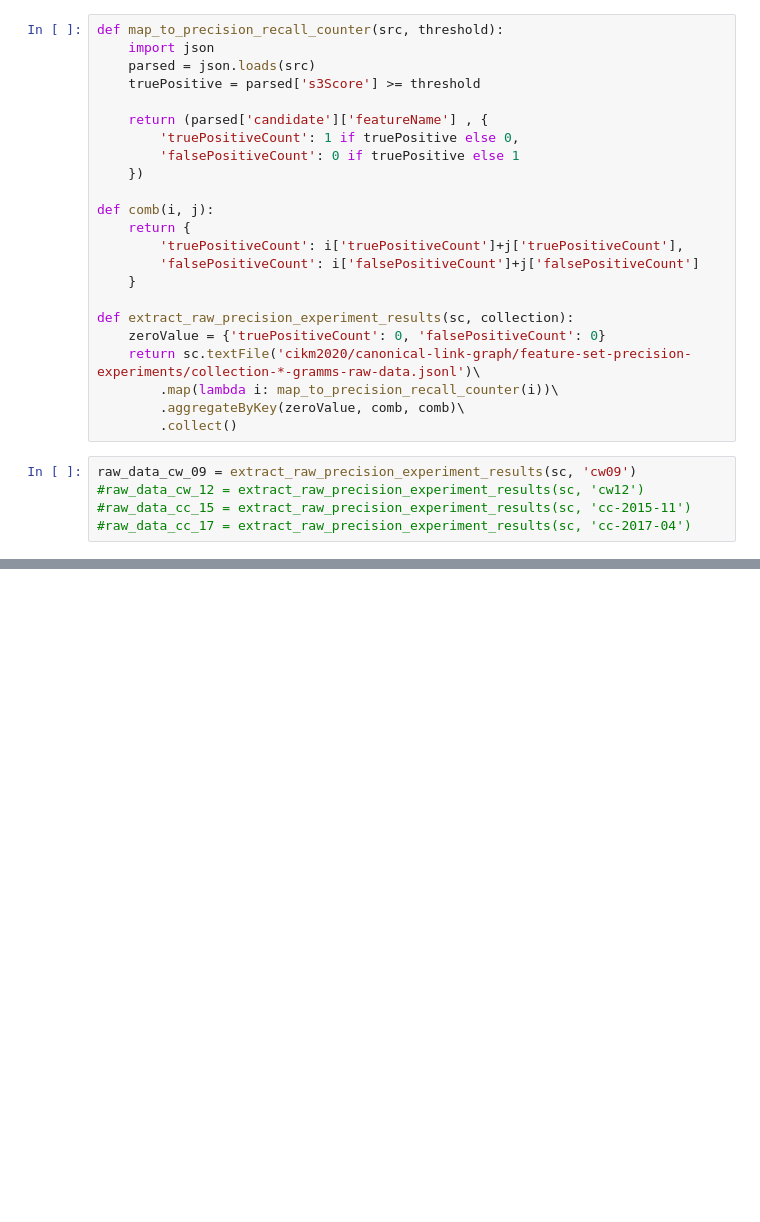
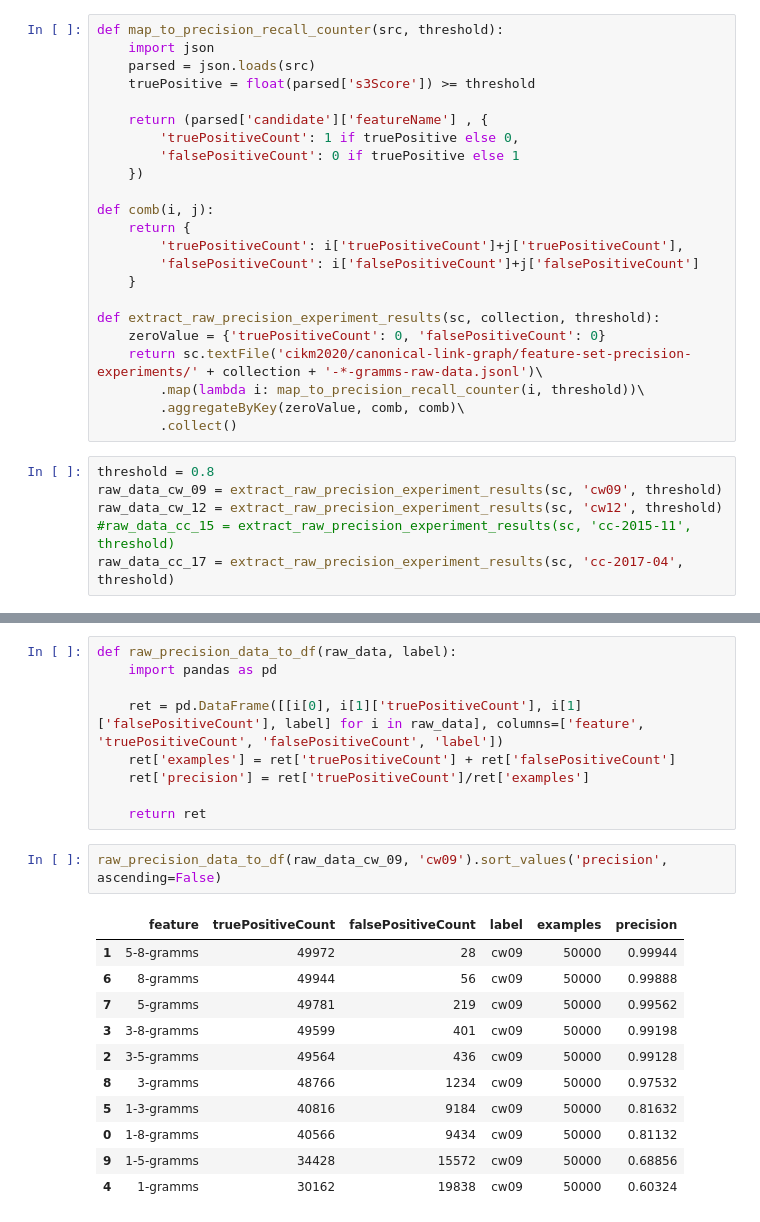
Before and after one commit to chatnoir-eu/chatnoir-copycat, a Jupyter notebook: src/main/jupyter/precision-experiments-for-simhash-features.ipynb, the cells around one changed output, grey strips where cells are left out. Drawn from its saved outputs; the diff is of its cells as text; blank space fills up the shorter version.

Commit message:
Add initial version of table for precision experiments

```diff
--- a/src/main/jupyter/precision-experiments-for-simhash-features.ipynb
+++ b/src/main/jupyter/precision-experiments-for-simhash-features.ipynb
@@ -6,7 +11,7 @@ sc.textFile('cikm2020/canonical-link-graph/feature-set-precision-experiments/cw0
 def map_to_precision_recall_counter(src, threshold):
     import json
     parsed = json.loads(src)
-    truePositive = parsed['s3Score'] >= threshold
+    truePositive = float(parsed['s3Score']) >= threshold
 
     return (parsed['candidate']['featureName'] , {
         'truePositiveCount': 1 if truePositive else 0,
@@ -19,14 +24,15 @@ def comb(i, j):
         'falsePositiveCount': i['falsePositiveCount']+j['falsePositiveCount']
     }
 
-def extract_raw_precision_experiment_results(sc, collection):
+def extract_raw_precision_experiment_results(sc, collection, threshold):
     zeroValue = {'truePositiveCount': 0, 'falsePositiveCount': 0}
-    return sc.textFile('cikm2020/canonical-link-graph/feature-set-precision-experiments/collection-*-gramms-raw-data.jsonl')\
-        .map(lambda i: map_to_precision_recall_counter(i))\
+    return sc.textFile('cikm2020/canonical-link-graph/feature-set-precision-experiments/' + collection + '-*-gramms-raw-data.jsonl')\
+        .map(lambda i: map_to_precision_recall_counter(i, threshold))\
         .aggregateByKey(zeroValue, comb, comb)\
         .collect()
 # %%
-raw_data_cw_09 = extract_raw_precision_experiment_results(sc, 'cw09')
-#raw_data_cw_12 = extract_raw_precision_experiment_results(sc, 'cw12')
-#raw_data_cc_15 = extract_raw_precision_experiment_results(sc, 'cc-2015-11')
-#raw_data_cc_17 = extract_raw_precision_experiment_results(sc, 'cc-2017-04')
+threshold = 0.8
+raw_data_cw_09 = extract_raw_precision_experiment_results(sc, 'cw09', threshold)
+raw_data_cw_12 = extract_raw_precision_experiment_results(sc, 'cw12', threshold)
+#raw_data_cc_15 = extract_raw_precision_experiment_results(sc, 'cc-2015-11', threshold)
+raw_data_cc_17 = extract_raw_precision_experiment_results(sc, 'cc-2017-04', threshold)
@@ -32,0 +45,23 @@ raw_data_cw_09 = extract_raw_precision_experiment_results(sc, 'cw09')
+# %%
+def raw_precision_data_to_df(raw_data, label):
+    import pandas as pd
+
+    ret = pd.DataFrame([[i[0], i[1]['truePositiveCount'], i[1]['falsePositiveCount'], label] for i in raw_data], columns=['feature', 'truePositiveCount', 'falsePositiveCount', 'label'])
+    ret['examples'] = ret['truePositiveCount'] + ret['falsePositiveCount']
+    ret['precision'] = ret['truePositiveCount']/ret['examples']
+
+    return ret
+# %%
+raw_precision_data_to_df(raw_data_cw_09, 'cw09').sort_values('precision', ascending=False)
+# %% [output]
+|  | feature | truePositiveCount | falsePositiveCount | label | examples | precision |
+| 1 | 5-8-gramms | 49972 | 28 | cw09 | 50000 | 0.99944 |
+| 6 | 8-gramms | 49944 | 56 | cw09 | 50000 | 0.99888 |
+| 7 | 5-gramms | 49781 | 219 | cw09 | 50000 | 0.99562 |
+| 3 | 3-8-gramms | 49599 | 401 | cw09 | 50000 | 0.99198 |
+| 2 | 3-5-gramms | 49564 | 436 | cw09 | 50000 | 0.99128 |
+| 8 | 3-gramms | 48766 | 1234 | cw09 | 50000 | 0.97532 |
+| 5 | 1-3-gramms | 40816 | 9184 | cw09 | 50000 | 0.81632 |
+| 0 | 1-8-gramms | 40566 | 9434 | cw09 | 50000 | 0.81132 |
+| 9 | 1-5-gramms | 34428 | 15572 | cw09 | 50000 | 0.68856 |
+| 4 | 1-gramms | 30162 | 19838 | cw09 | 50000 | 0.60324 |
```
Also changed, not shown: parts of 10 cells of this notebook.
